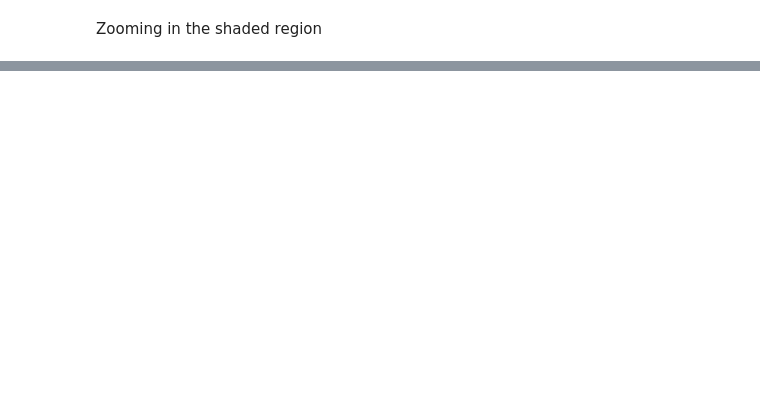
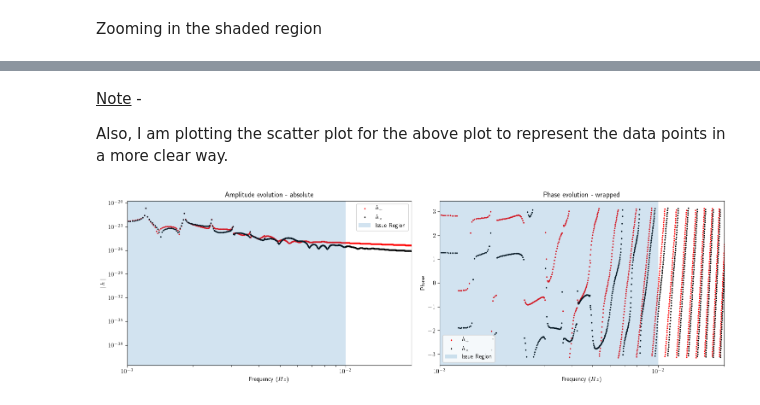
Before and after one commit to Anirudh-Srivastha-Nemmani/GWFish-fork, a Jupyter notebook: notebooks/deci-band-generation.ipynb, the cells around one changed output, grey strips where cells are left out. Saved outputs shown, nothing was run; the diff lists cells and outputs as text; code cells hidden in the pictures; blank space fills up the shorter version.

```diff
--- a/notebooks/deci-band-generation.ipynb
+++ b/notebooks/deci-band-generation.ipynb
@@ -150,0 +163,33 @@ plt.show()
+# %% [markdown]
+<u>Note</u> -
+
+Also, I am plotting the scatter plot for the above plot to represent the data points in a more clear way.
+# %%
+fig = plt.figure(figsize=(18, 5))
+plt.subplots_adjust(wspace= 0.1, hspace= 0.1)
+
+sub_figure_1 = fig.add_subplot(1,2,1)
+sub_figure_1.scatter(fd_hp.sample_frequencies, np.abs(fd_hp), label=r'$h_{+}$', color='r', s=2)
+sub_figure_1.scatter(fd_hc.sample_frequencies, np.abs(fd_hc), label=r'$h_{\times}$', color='k', s=2)
+sub_figure_1.set_title(r'Amplitude evolution - absolute')
+sub_figure_1.set_xlabel(r'Frequency ($Hz$)')
+sub_figure_1.set_xscale('log')
+sub_figure_1.set_xlim(0.001, 0.02)
+sub_figure_1.set_ylabel(r'$\mid h \mid$')
+sub_figure_1.set_yscale('log')
+sub_figure_1.axvspan(0.001, 0.01, alpha=0.2, label=r'Issue Region')
+sub_figure_1.legend()
+
+sub_figure_2 = fig.add_subplot(1,2,2)
+sub_figure_2.scatter(fd_hp.sample_frequencies, np.angle(fd_hp), label=r'$h_{+}$', color='r', s=2)
+sub_figure_2.scatter(fd_hc.sample_frequencies, np.angle(fd_hc), label=r'$h_{\times}$', color='k', s=2)
+sub_figure_2.set_title(r'Phase evolution - wrapped')
+sub_figure_2.set_xlabel(r'Frequency ($Hz$)')
+sub_figure_2.set_xscale('log')
+sub_figure_2.set_xlim(0.001, 0.02)
+sub_figure_2.set_ylabel(r'Phase')
+sub_figure_2.axvspan(0.001, 0.01, alpha=0.2, label=r'Issue Region')
+sub_figure_2.legend(loc='lower left')
+plt.show()
+# %% [output]
+[figure, added]
```
Also changed, not shown: parts of 8 cells of this notebook.
